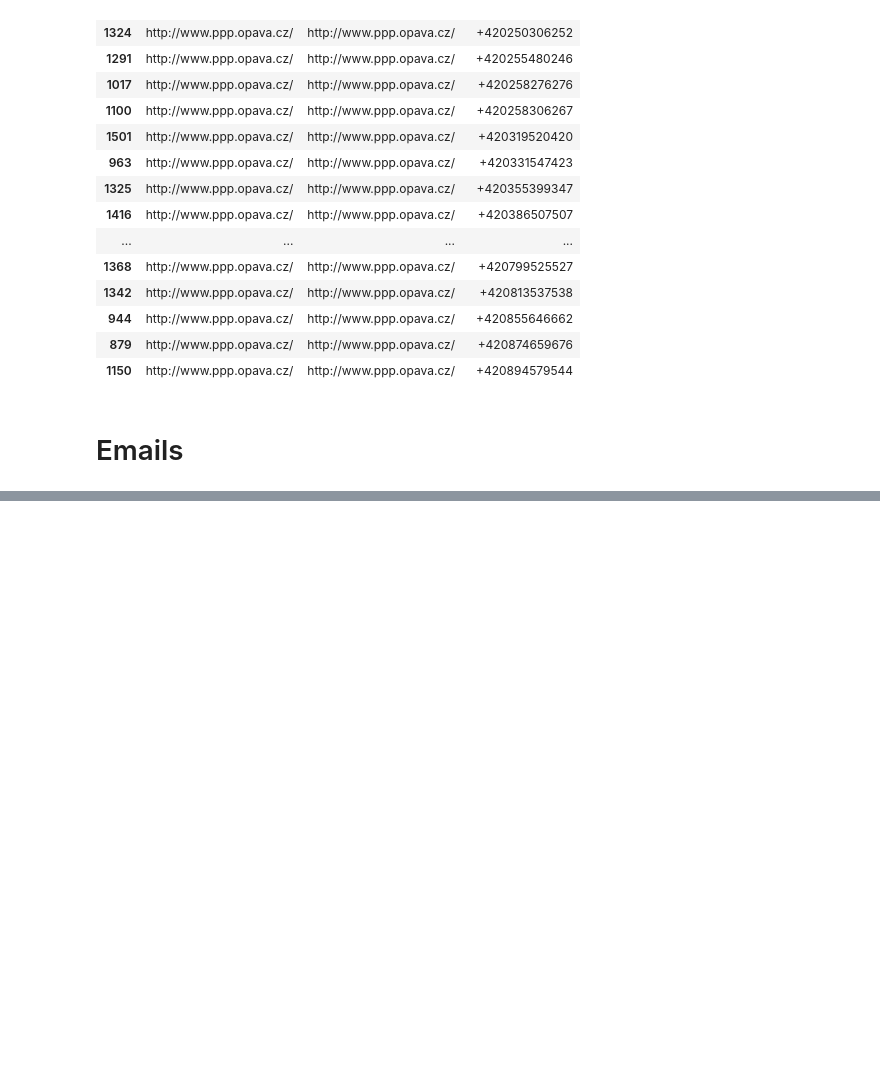
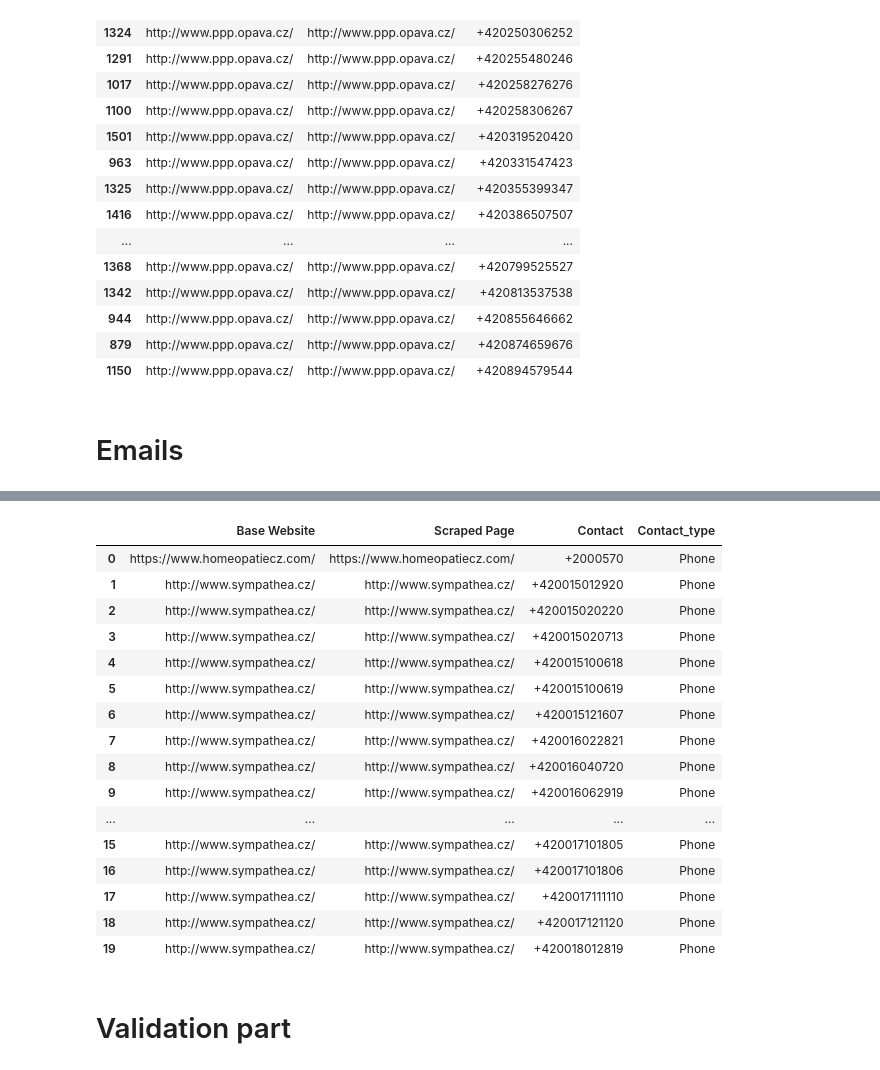
Before and after one commit to DmitriiSid/SafeZone, a Jupyter notebook: notebooks/validation_master.ipynb, the cells around one changed output, grey strips where cells are left out. Cells and saved outputs as stored; diff of their text form; code cells hidden in the pictures; blank space fills up the shorter version.

```diff
--- a/notebooks/validation_master.ipynb
+++ b/notebooks/validation_master.ipynb
@@ -437,2 +433,37 @@ sorted_df
 # %%
 sorted_df.to_csv('../data/2_06/emails.csv')
+# %%
+emails_df = pd.read_csv('../data/2_06/emails.csv')
+phones_df = pd.read_csv('../data/2_06/phones.csv', dtype={'formated_number': str})
+
+emails_df = emails_df[['Base Website', 'Scraped Page', 'Emails_scraped']]
+emails_df['Contact_type'] = 'Email'
+emails_df.rename(columns={'Emails_scraped': 'Contact'}, inplace=True)
+
+phones_df = phones_df[['Base Website', 'Scraped Page', 'formated_number']]
+phones_df['Contact_type'] = 'Phone'
+phones_df.rename(columns={'formated_number': 'Contact'}, inplace=True)
+
+# Combine the DataFrames by appending rows
+combined_df = pd.concat([phones_df,emails_df], ignore_index=True)
+combined_df.head(20)
+# %% [output]
+|  | Base Website | Scraped Page | Contact | Contact_type |
+| 0 | https://www.homeopatiecz.com/ | https://www.homeopatiecz.com/ | +2000570 | Phone |
+| 1 | http://www.sympathea.cz/ | http://www.sympathea.cz/ | +420015012920 | Phone |
+| 2 | http://www.sympathea.cz/ | http://www.sympathea.cz/ | +420015020220 | Phone |
+| 3 | http://www.sympathea.cz/ | http://www.sympathea.cz/ | +420015020713 | Phone |
+| 4 | http://www.sympathea.cz/ | http://www.sympathea.cz/ | +420015100618 | Phone |
+| 5 | http://www.sympathea.cz/ | http://www.sympathea.cz/ | +420015100619 | Phone |
+| 6 | http://www.sympathea.cz/ | http://www.sympathea.cz/ | +420015121607 | Phone |
+| 7 | http://www.sympathea.cz/ | http://www.sympathea.cz/ | +420016022821 | Phone |
+| 8 | http://www.sympathea.cz/ | http://www.sympathea.cz/ | +420016040720 | Phone |
+| 9 | http://www.sympathea.cz/ | http://www.sympathea.cz/ | +420016062919 | Phone |
+| ... | ... | ... | ... | ... |
+| 15 | http://www.sympathea.cz/ | http://www.sympathea.cz/ | +420017101805 | Phone |
+| 16 | http://www.sympathea.cz/ | http://www.sympathea.cz/ | +420017101806 | Phone |
+| 17 | http://www.sympathea.cz/ | http://www.sympathea.cz/ | +420017111110 | Phone |
+| 18 | http://www.sympathea.cz/ | http://www.sympathea.cz/ | +420017121120 | Phone |
+| 19 | http://www.sympathea.cz/ | http://www.sympathea.cz/ | +420018012819 | Phone |
+# %% [markdown]
+# Validation part
```
Also changed, not shown: parts of 8 cells of this notebook, 1 other file.
